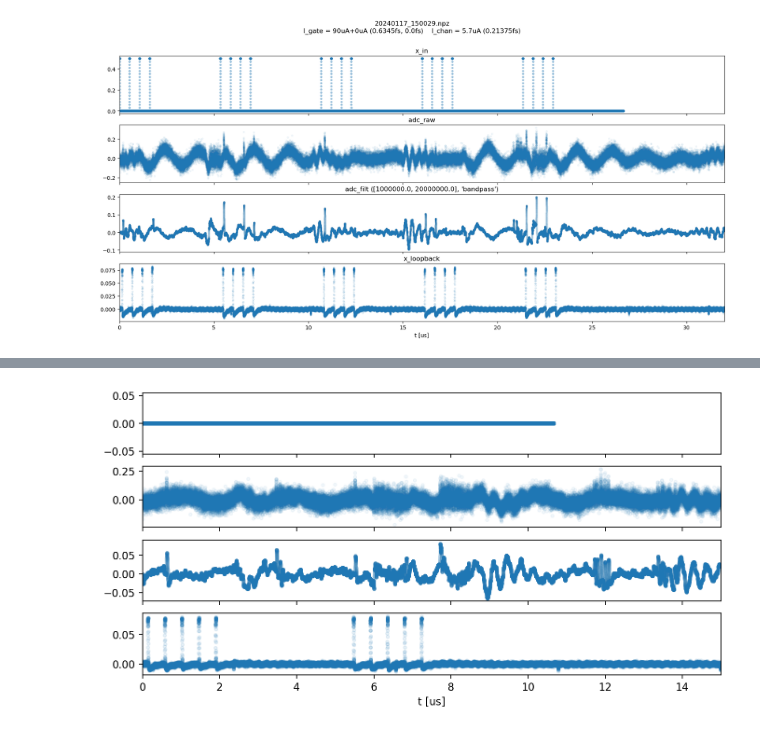
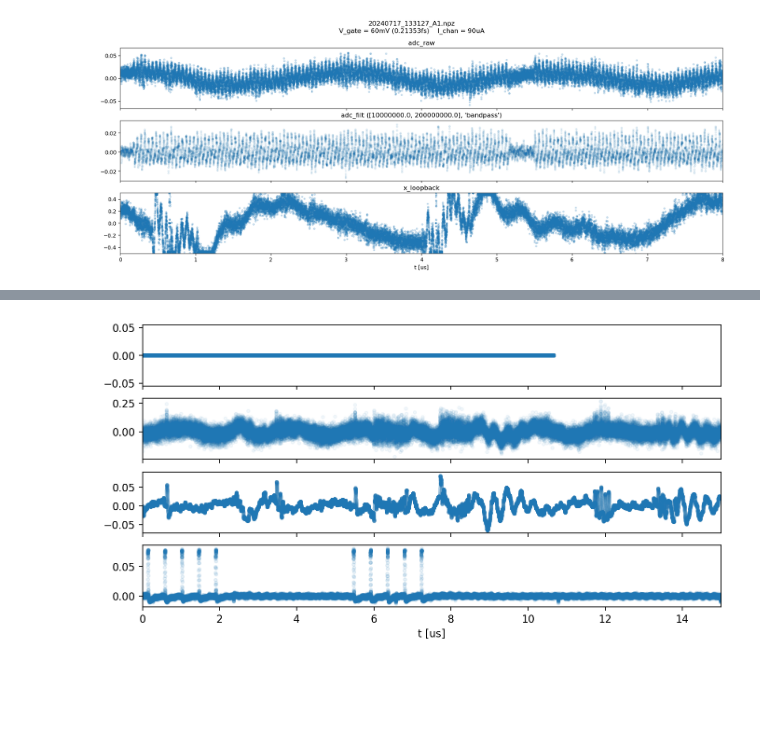
Before and after one commit to qnngroup/rfsoc_daq, a Jupyter notebook: pynq/rfsoc_daq.ipynb, the cells around one changed output, grey strips where cells are left out. Saved outputs shown, nothing was run; the diff lists cells and outputs as text; code cells hidden in the pictures; blank space fills up the shorter version.

```diff
--- a/pynq/rfsoc_daq.ipynb
+++ b/pynq/rfsoc_daq.ipynb
@@ -426,7 +643,7 @@ got [1, 1] timestamps
 # %%
-plot_pulses(2,num_bursts,0,32,([1e6, 20e6], 'bandpass'),True,True,False)
+plot_pulses(2,num_bursts,0,8,([10e6, 200e6], 'bandpass'),False,True,True)
 # %% [output]
-[figure, old version]
+[figure, new version]
 # %%
 # manual reset
 set_dac_scale_offset([0]*8, 0 + dac_bias_correction)
```
Also changed, not shown: parts of 27 cells of this notebook, 1 other file.
